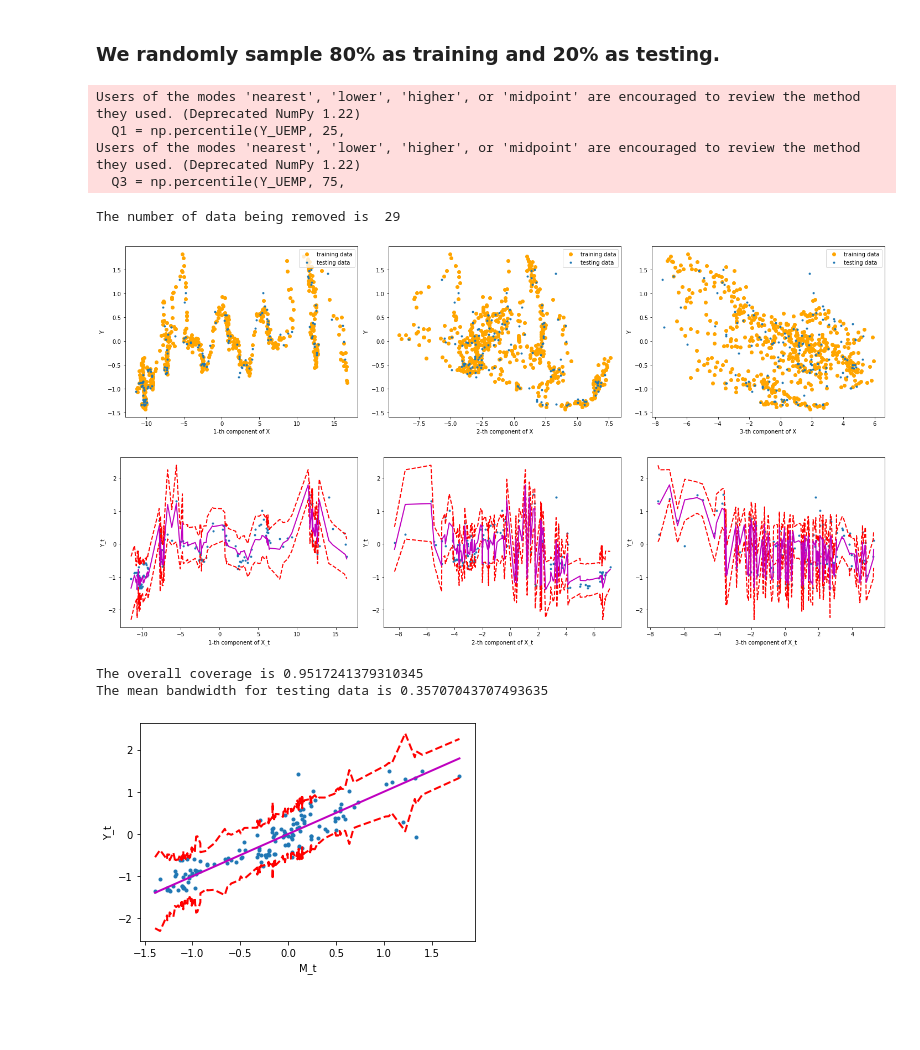
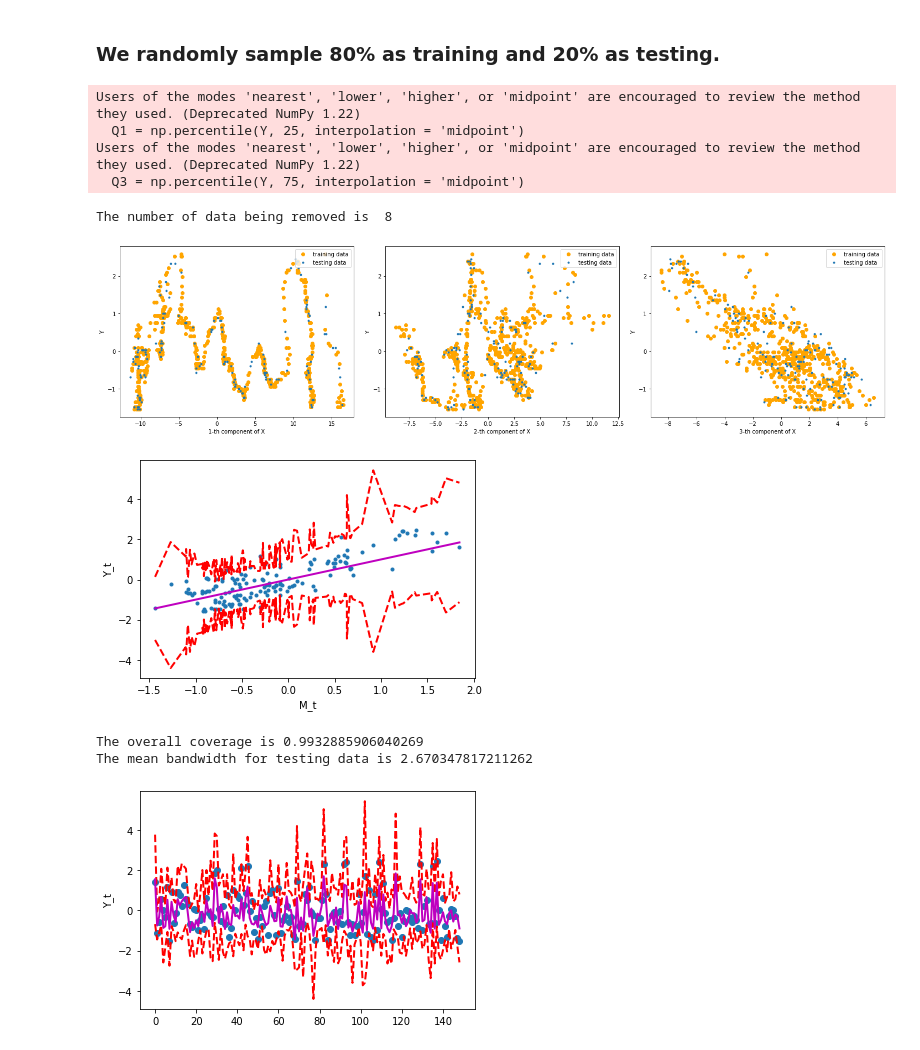
Before and after one commit to JiaweiGe0416/PI, a Jupyter notebook: FRED-MD.ipynb, the cells around one changed output. Cells and saved outputs as stored; diff of their text form; code cells hidden in the pictures; blank space fills up the shorter version.

```diff
--- a/FRED-MD.ipynb
+++ b/FRED-MD.ipynb
@@ -411,7 +473,7 @@ def my_plot(X_t,Y_t,M_t,V_t):
     print("The overall coverage is", coverage)
     print("The mean bandwidth for testing data is", bandwidth)
 # %%
-# Plot the results
+# Plot the mean M and Y
 def my_plot2(X_t,Y_t,M_t,V_t):
     """
         (X_t,Y_t): test data
@@ -436,3 +498,8 @@ def my_plot2(X_t,Y_t,M_t,V_t):
     plt.xlabel('M_t')
     plt.ylabel('Y_t')
     plt.show()
+
+    coverage = (np.power(Y_t[:,0]-M_t[:,0], 2) <= V_t[:,0]).mean()
+    bandwidth = np.mean(V_t[:,0])
+    print("The overall coverage is", coverage)
+    print("The mean bandwidth for testing data is", bandwidth)
@@ -445,28 +531,26 @@ Y = Y.to_numpy()[:,1:4]
 
 
 # We use X to predict Y = UEMP15T26
-Y_UEMP = Y[:,0].reshape(-1,1)
+Y = Y[:,0].reshape(-1,1)
 # # We use X to predict Y = TB3SMFFM
 # Y_TB3 = Y[:,1].reshape(-1,1)
 # # We use X to predict Y = TB6SMFFM
 # Y_TB6 = Y[:,2].reshape(-1,1)
 
 # Remove outliers (w.r.t Y = UEMP15T26) using IQR
-Data = np.hstack([X,Y_UEMP])
-Q1 = np.percentile(Y_UEMP, 25,
-                   interpolation = 'midpoint')
+Data = np.hstack([X,Y])
+Q1 = np.percentile(Y, 25, interpolation = 'midpoint')
 
-Q3 = np.percentile(Y_UEMP, 75,
-                   interpolation = 'midpoint')
+Q3 = np.percentile(Y, 75, interpolation = 'midpoint')
 IQR = Q3 - Q1
 upper=Q3+1.5*IQR
-upper_array=np.array(Y_UEMP<=upper)
+upper_array=np.array(Y<=upper)
 lower=Q1-1.5*IQR
-lower_array=np.array(Y_UEMP>=lower)
+lower_array=np.array(Y>=lower)
 index_keep = upper_array & lower_array
 Data = Data[index_keep[:,0].tolist(),:]
 
-print("The number of data being removed is ", Y_UEMP.shape[0]-Data.shape[0])
+print("The number of data being removed is ", Y.shape[0]-Data.shape[0])
 
 
 # split the data into training and testing
@@ -479,7 +563,7 @@ X_t = testing_data[:,0:3]
 Y_t = testing_data[:,3].reshape(-1,1)
 
 
-# Plot the data
+# Plot the data w.r.t each component of X
 plt.figure(figsize=(20,5))
 for i in range(3):
     plt.subplot(1,3,i+1)
@@ -491,19 +575,20 @@ for i in range(3):
 plt.tight_layout()
 plt.show()
 
+
 # pre-training data, opt data, adj data
-n1 = round(0.8*X_train.shape[0])
-#n2 = round(0.9*X_train.shape[0])
+n1 = round(0.1*X_train.shape[0])
+# n2 = round(0.4*X_train.shape[0])
 X_pre = X_train[0:n1,:]
 Y_pre = Y_train[0:n1,:]
 X_opt = X_train[n1:,:]
 Y_opt = Y_train[n1:,:]
+X_adj = np.zeros((1,3))
+Y_adj = np.zeros(1).reshape(-1,1)
 # X_opt = X_train[n1:n2,:]
 # Y_opt = Y_train[n1:n2,:]
 # X_adj = X_train[n2:,:]
 # Y_adj = Y_train[n2:,:]
-X_adj = np.zeros((1,3))
-Y_adj = np.zeros(1).reshape(-1,1)
 
 n_pre = len(X_pre)
 n_opt = len(X_opt)
@@ -511,11 +596,11 @@ n_adj = len(X_adj)
 n_t = len(X_t)
 # %% [output]
 Users of the modes 'nearest', 'lower', 'higher', or 'midpoint' are encouraged to review the method they used. (Deprecated NumPy 1.22)
-  Q1 = np.percentile(Y_UEMP, 25,
+  Q1 = np.percentile(Y, 25, interpolation = 'midpoint')
 Users of the modes 'nearest', 'lower', 'higher', or 'midpoint' are encouraged to review the method they used. (Deprecated NumPy 1.22)
-  Q3 = np.percentile(Y_UEMP, 75,
+  Q3 = np.percentile(Y, 75, interpolation = 'midpoint')
-The number of data being removed is  29
+The number of data being removed is  8
-[figure, old version]
+[figure, new version]
 # %%
 # Obtain mean estimator
 known_mean = "False"
@@ -524,40 +609,41 @@ if known_mean == "True":
     M_adj = np.zeros(n_adj).reshape(-1,1)
     M_t = np.zeros(n_t).reshape(-1,1)
 else:
-    est_type = "poly3"
-    mdoel, M_opt, M_adj, M_t = mean_est(est_type,X_pre,Y_pre,X_opt,X_adj,X_t)
+    est_type = "rkhs_poly1"
+    model, M_opt, M_adj, M_t = mean_est(est_type,X_pre,Y_pre,X_opt,X_adj,X_t)
 
 # Obtain quantile estimators
 quantile = [0.8,0.85,0.9,0.95]
 m1,Q1_opt,Q1_adj,Q1_t = est_quantile("NN1",quantile[0],X_pre,Y_pre,X_opt,X_adj,X_t)
 m2,Q2_opt,Q2_adj,Q2_t = est_quantile("NN2",quantile[1],X_pre,Y_pre,X_opt,X_adj,X_t)
 m3,Q3_opt,Q3_adj,Q3_t = est_quantile("qrf",quantile[2],X_pre,Y_pre,X_opt,X_adj,X_t)
 m4,Q4_opt,Q4_adj,Q4_t = est_quantile("gb",quantile[3],X_pre,Y_pre,X_opt,X_adj,X_t)
 
 # construct estimator matrix
 E_opt = np.hstack(((Q1_opt-M_opt)**2, (Q2_opt-M_opt)**2, (Q3_opt-M_opt)**2, (Q4_opt-M_opt)**2))
 E_opt = E_opt.T
 E_adj = np.hstack(((Q1_adj-M_adj)**2, (Q2_adj-M_adj)**2, (Q3_adj-M_adj)**2, (Q4_adj-M_adj)**2))
 E_adj = E_adj.T
 E_t = np.hstack(((Q1_t-M_t)**2, (Q2_t-M_t)**2, (Q3_t-M_t)**2, (Q4_t-M_t)**2))
 E_t = E_t.T
 
 # solve optimization problem
 
 V100_adj, V100_t, opt_sol = solve_opt(X_opt,Y_opt, M_opt, M_adj, M_t, X_adj, X_t, "aug", E_opt, E_adj, E_t)
 #V100_adj, V100_t, opt_sol = solve_opt(X_opt,Y_opt, M_opt, M_adj, M_t, X_adj, X_t, "rkhs_poly", degree = 2)
 #V100_adj, V100_t, opt_sol = solve_opt(X_opt,Y_opt, M_opt, M_adj, M_t, X_adj, X_t, "rkhs_rbf", sigma = 1)
 
 # # adjust interval
 # alpha = 0.05
 # delta = interval_adj(X_adj,Y_adj,M_adj,V100_adj,alpha)
 
 # plot
 # V_alpha_t = delta*V100_t
-my_plot(X_t,Y_t,M_t,V100_t)
+#my_plot(X_t,Y_t,M_t,V100_t)
 my_plot2(X_t,Y_t,M_t,V100_t)
+my_plot3(X_t,Y_t,M_t,V100_t)
 # %% [output]
-[figure, old version]
+[figure, new version]
-The overall coverage is 0.9517241379310345
-The mean bandwidth for testing data is 0.35707043707493635
+The overall coverage is 0.9932885906040269
+The mean bandwidth for testing data is 2.670347817211262
-[figure, old version]
+[figure, new version]
```
Also changed, not shown: parts of 4 cells of this notebook, 5 other files.
